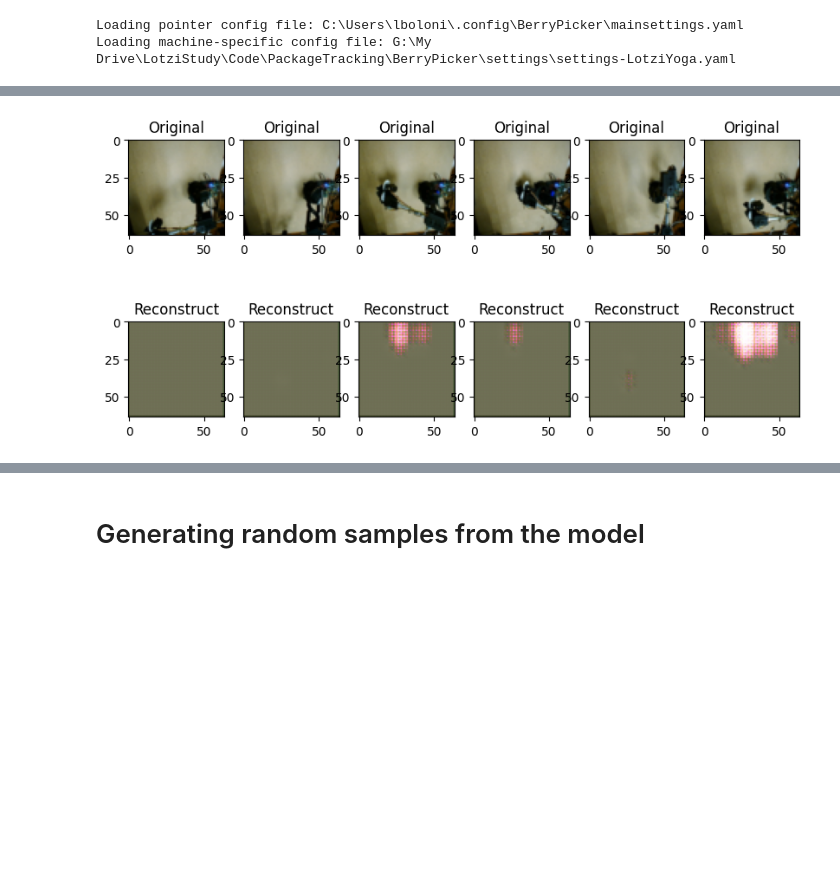
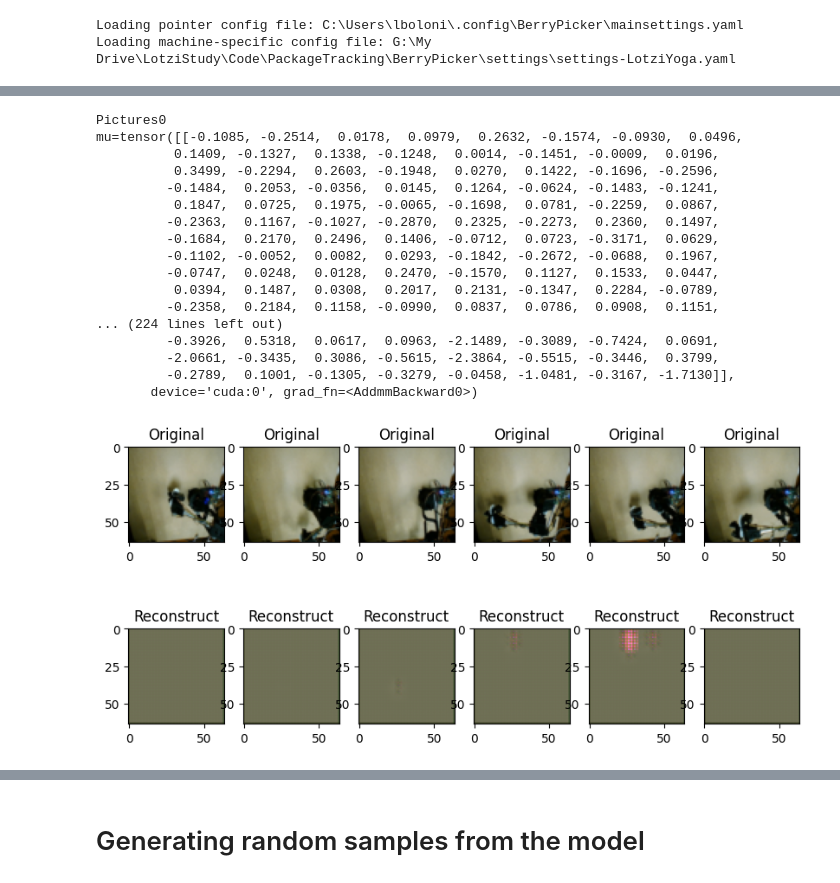
Before and after one commit to Sahara-Sheik/Robotic-Vision, a Jupyter notebook: src/sensorprocessing/Verify-Conv-VAE.ipynb, the cells around one changed output, grey strips where cells are left out. Cells and saved outputs as stored; diff of their text form; code cells hidden in the pictures; blank space fills up the shorter version.

```diff
--- a/src/sensorprocessing/Verify-Conv-VAE.ipynb
+++ b/src/sensorprocessing/Verify-Conv-VAE.ipynb
@@ -64,6 +58,6 @@ latent_dim 128
 # %%
 def visualize_VAE(sp, picture_name, axoriginal, axreconstr):
-    """Helper function to visualize the performance of the reconstruction of a VAE sensorprocessing object. Show the original and the reconstruction in fields of a picture."""
+    """Helper function to show the original and the reconstruction in fields of a picture."""
     transform = sp_helper.get_transform_to_robot()
     input, image = sp_helper.load_picturefile_to_tensor(picture_name, transform)
     # Running the input on the output
@@ -109,6 +72,0 @@ You chose demonstration: 2024_12_26__16_44_06
-# %%
-fig, axs = plt.subplots(2, n, figsize=(10, 5))
-for i in range(n):
-    visualize_VAE(sp, randomjpg[i], axs[0,i], axs[1,i])
-# %% [output]
-[figure, removed]
@@ -123,18 +73,44 @@ for i in range(n):
-# %%
-
-# Try to do a decoding from the same mu
-z2 = sp.model.reparameterize(mu, logvar)
-
-for i in range(Config().values["robot"]["latent_encoding_size"]):
-    z2[0][i] = z2[0][i] + 0.1
-
-#z2[0][1] = 2.0
-#z2[0][3] = 2.0
-output2 = sp.model.decode(z2)
-output_for_pic2 = output2[0].cpu().permute(1, 2, 0).detach().numpy()
-
-# initial and new
-fig, axs = plt.subplots(1, 2, figsize=(10, 5))
-
-axs[0].imshow(output_for_pic)
-axs[1].imshow(output_for_pic2)
+# %%
+# Choose the demonstration (interactively or the on in the exp)
+# choice == "interactive"
+choice = "experiment-spec"
+
+if choice == "interactive":
+    # task_id = None; demo_id = None
+    task_id = 5; demo_id = 0
+    _, task_dir = ui_choose_task(offer_task_creation=True, task_id=task_id)
+    print(task_dir)
+    demo_dir = ui_choose_demo(task_dir, demo_id=demo_id)
+if choice == "experiment-spec":
+    # FIXME write here the
+    demos_top = Path(Config()["demos"]["directory"])
+    demo_dir = Path(demos_top, "demos", exp["validation_task"], exp["validation_demo"])
+
+# Choose n pictures from the validation set
+n = 6
+jpg_files = list(demo_dir.glob("*.jpg"))
+randomjpg = random.sample(jpg_files, n)
+# Visualize the original and reconstructed pictures
+fig, axs = plt.subplots(2, n, figsize=(10, 5))
+for i in range(n):
+    output, mu, logvar = visualize_VAE(sp, randomjpg[i], axs[0,i], axs[1,i])
+    print(f"Pictures{i}\nmu={mu}\nlogvar={logvar}")
+# %% [output]
+Pictures0
+mu=tensor([[-0.1085, -0.2514,  0.0178,  0.0979,  0.2632, -0.1574, -0.0930,  0.0496,
+          0.1409, -0.1327,  0.1338, -0.1248,  0.0014, -0.1451, -0.0009,  0.0196,
+          0.3499, -0.2294,  0.2603, -0.1948,  0.0270,  0.1422, -0.1696, -0.2596,
+         -0.1484,  0.2053, -0.0356,  0.0145,  0.1264, -0.0624, -0.1483, -0.1241,
+          0.1847,  0.0725,  0.1975, -0.0065, -0.1698,  0.0781, -0.2259,  0.0867,
+         -0.2363,  0.1167, -0.1027, -0.2870,  0.2325, -0.2273,  0.2360,  0.1497,
+         -0.1684,  0.2170,  0.2496,  0.1406, -0.0712,  0.0723, -0.3171,  0.0629,
+         -0.1102, -0.0052,  0.0082,  0.0293, -0.1842, -0.2672, -0.0688,  0.1967,
+         -0.0747,  0.0248,  0.0128,  0.2470, -0.1570,  0.1127,  0.1533,  0.0447,
+          0.0394,  0.1487,  0.0308,  0.2017,  0.2131, -0.1347,  0.2284, -0.0789,
+         -0.2358,  0.2184,  0.1158, -0.0990,  0.0837,  0.0786,  0.0908,  0.1151,
+... (224 lines left out)
+         -0.3926,  0.5318,  0.0617,  0.0963, -2.1489, -0.3089, -0.7424,  0.0691,
+         -2.0661, -0.3435,  0.3086, -0.5615, -2.3864, -0.5515, -0.3446,  0.3799,
+         -0.2789,  0.1001, -0.1305, -0.3279, -0.0458, -1.0481, -0.3167, -1.7130]],
+       device='cuda:0', grad_fn=<AddmmBackward0>)
+[figure, added]
```
Also changed, not shown: parts of 9 cells of this notebook, 1 other file.
